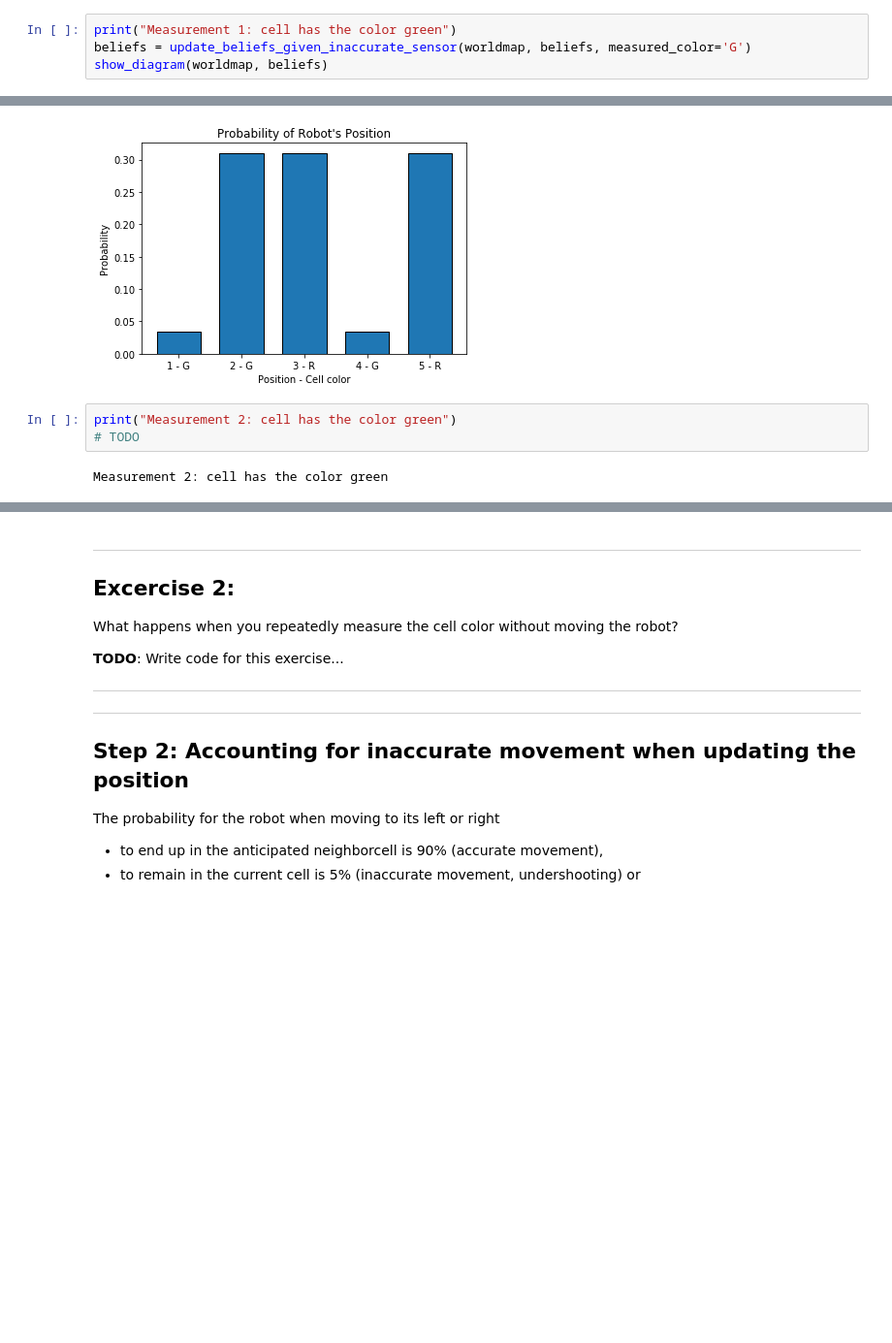
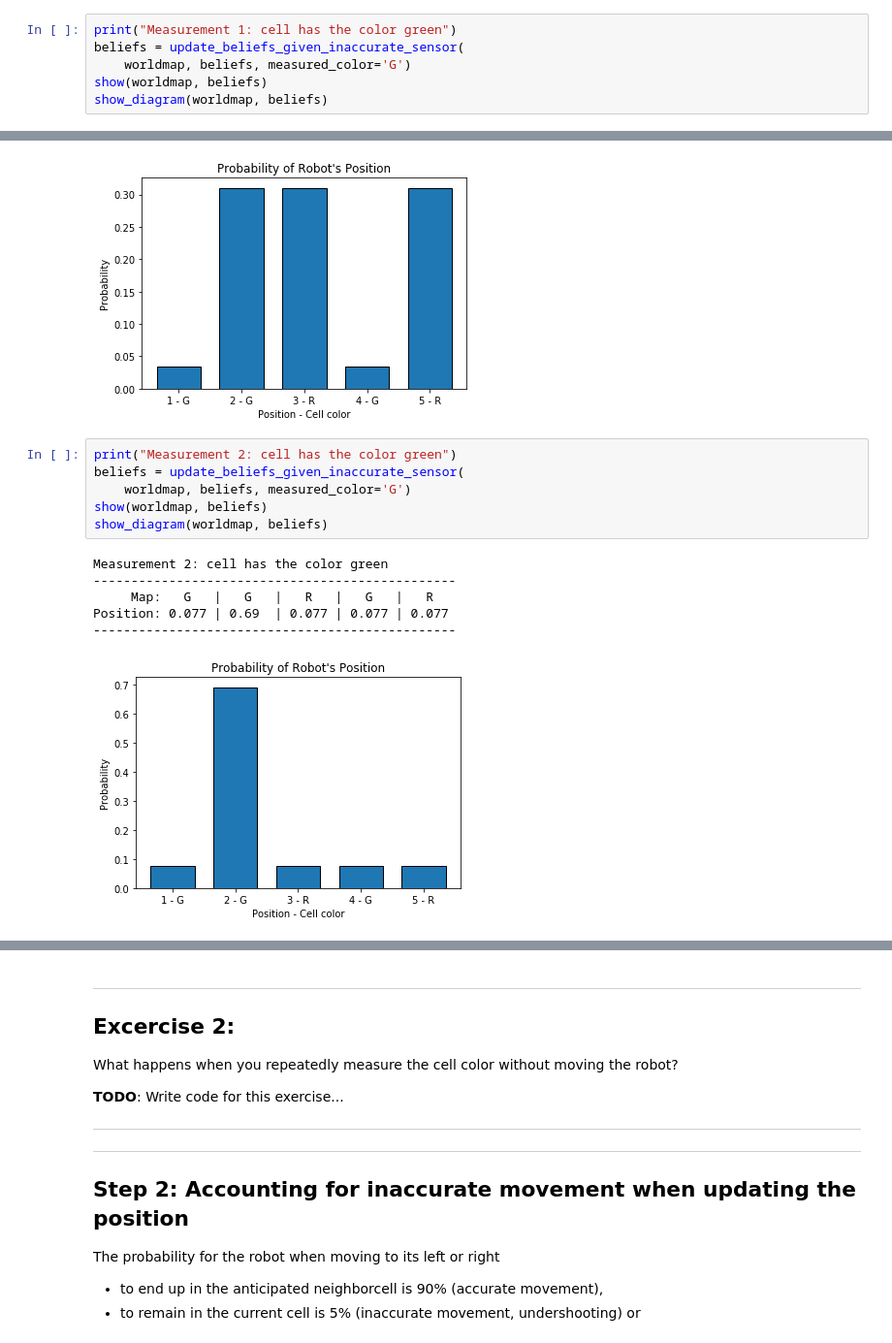
Before and after one commit to fgr/itad2018, a Jupyter notebook: localization1/2_localization_1d_with_noise.ipynb, the cells around one changed output, grey strips where cells are left out. Shown at 97% size. Saved outputs shown, nothing was run; the diff lists cells and outputs as text; blank space fills up the shorter version.

```diff
--- a/localization1/2_localization_1d_with_noise.ipynb
+++ b/localization1/2_localization_1d_with_noise.ipynb
@@ -63,7 +68,9 @@ Initial beliefs:
 [figure]
 # %%
 print("Measurement 1: cell has the color green")
-beliefs = update_beliefs_given_inaccurate_sensor(worldmap, beliefs, measured_color='G')
+beliefs = update_beliefs_given_inaccurate_sensor(
+    worldmap, beliefs, measured_color='G')
+show(worldmap, beliefs)
 show_diagram(worldmap, beliefs)
 # %% [output]
 Measurement 1: cell has the color green
@@ -77,8 +88,16 @@ Movement 1: one cell to the right
 [figure]
 # %%
 print("Measurement 2: cell has the color green")
-# TODO
+beliefs = update_beliefs_given_inaccurate_sensor(
+    worldmap, beliefs, measured_color='G')
+show(worldmap, beliefs)
+show_diagram(worldmap, beliefs)
 # %% [output]
 Measurement 2: cell has the color green
+------------------------------------------------
+     Map:   G   |   G   |   R   |   G   |   R
+Position: 0.077 | 0.69  | 0.077 | 0.077 | 0.077
+------------------------------------------------
+[figure, added]
 # %%
 print("Movement 2: one cell to the right")
```
Also changed, not shown: parts of 8 cells of this notebook.
